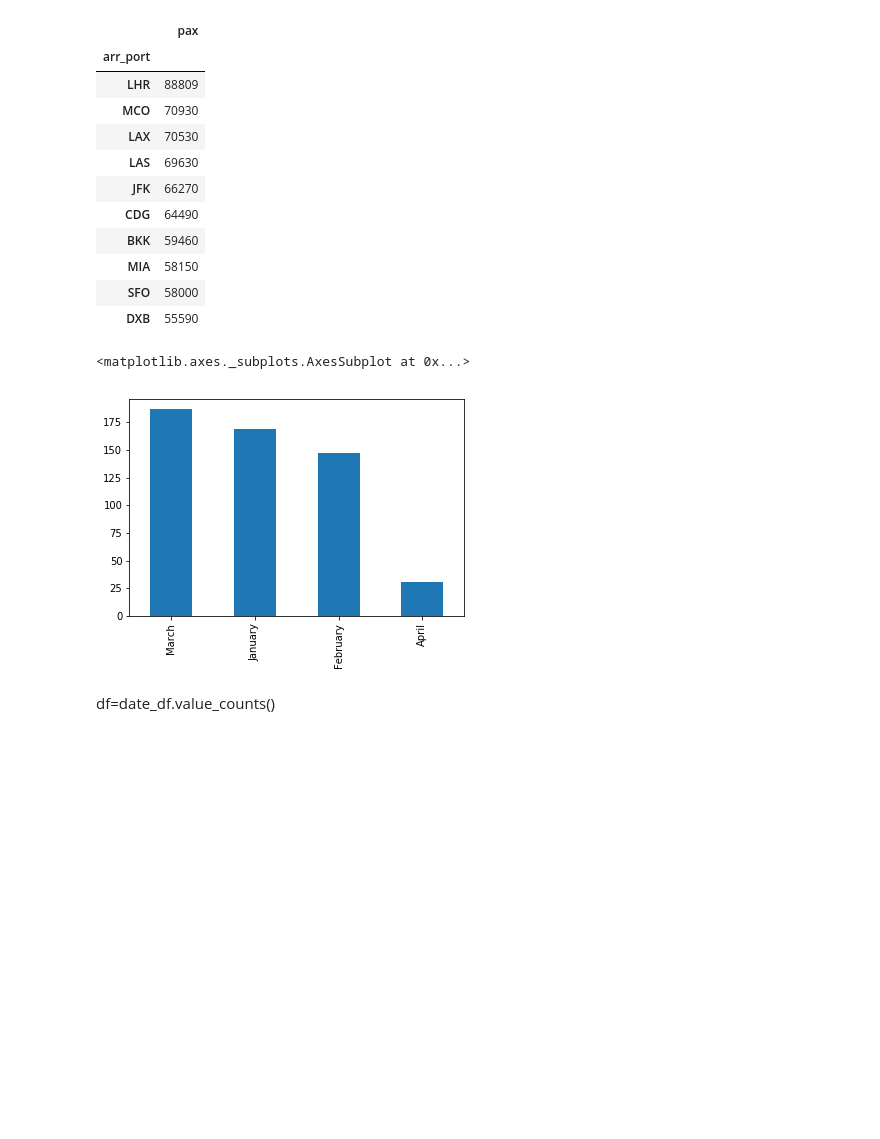
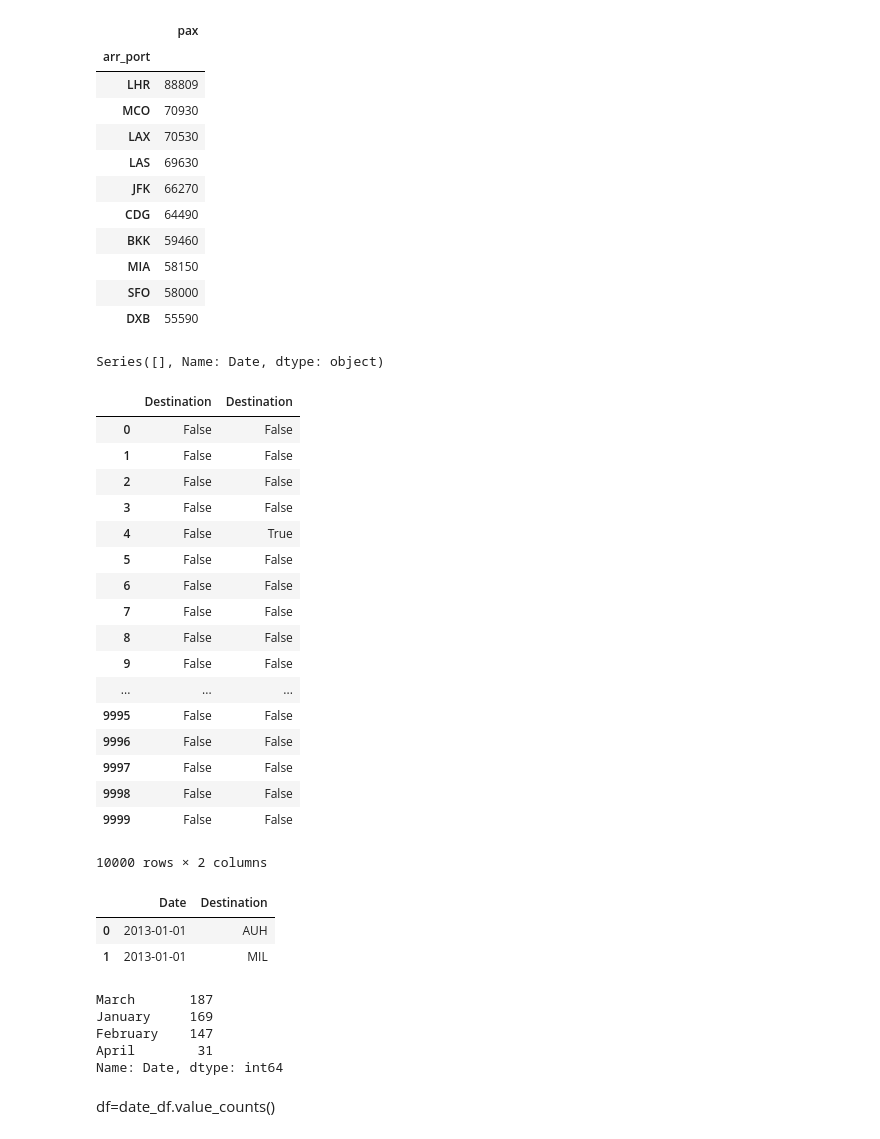
Before and after one commit to qgroshens/air_travel_data_processing, a Jupyter notebook: data_processing.ipynb, the cells around one changed output. Cells and saved outputs as stored; diff of their text form; code cells hidden in the pictures; blank space fills up the shorter version.

Commit message:
some work to do multiple destinations at the same time

```diff
--- a/data_processing.ipynb
+++ b/data_processing.ipynb
@@ -96,7 +96,7 @@ arr_count.sort_values(by='pax',ascending=False )[:10]
 # %%
 #preparation test for exercice 3#
 # %%
-search_df=pd.read_csv("searches.csv",sep='^',nrows=100000)
+search_df=pd.read_csv("searches.csv",sep='^',nrows=10000)
 # %%
 months_string=['January','February','March','April','May','June','July','August','September','October','November','December']
 # %%
@@ -111,5 +111,31 @@ date_df=search_df[search_df['Destination']== "AGP"]['Date'].apply(date2month)
-# %%
-date_df.value_counts().plot(kind='bar')
-# %% [output]
-<matplotlib.axes._subplots.AxesSubplot at 0x...>
-[figure, removed]
+# %%
+date_df
+# %% [output]
+Series([], Name: Date, dtype: object)
+# %%
+arr_agp=search_df['Destination']== "AGP"
+# %%
+arr_MAD=search_df['Destination']== "MAD"
+# %%
+dest=pd.concat([arr_agp,arr_MAD],axis=1)
+# %%
+dest
+# %% [output]
+|  | Destination | Destination |
+| 0 | False | False |
+| 1 | False | False |
+| 2 | False | False |
+| 3 | False | False |
+| 4 | False | True |
+| 5 | False | False |
+| 6 | False | False |
+| 7 | False | False |
+| 8 | False | False |
+| 9 | False | False |
+| ... | ... | ... |
+| 9995 | False | False |
+| 9996 | False | False |
+| 9997 | False | False |
+| 9998 | False | False |
+| 9999 | False | False |
+10000 rows × 2 columns
@@ -115,0 +146,6 @@ date_df.value_counts().plot(kind='bar')
+# %%
+multi_dest
+# %% [output]
+|  | Date | Destination |
+| 0 | 2013-01-01 | AUH |
+| 1 | 2013-01-01 | MIL |
@@ -116,3 +154,11 @@ date_df.value_counts().plot(kind='bar')
+# %%
+multi_dest[multi_dest['Destination']=="AGP"]['Date'].value_counts()
+# %% [output]
+March       187
+January     169
+February    147
+April        31
+Name: Date, dtype: int64
 # %%
 monthly_search=pd.DataFrame(np.zeros((12,1),dtype=int),columns=['AGP'],index=months_string)
 # %%
```
Also changed, not shown: parts of 4 cells of this notebook.
